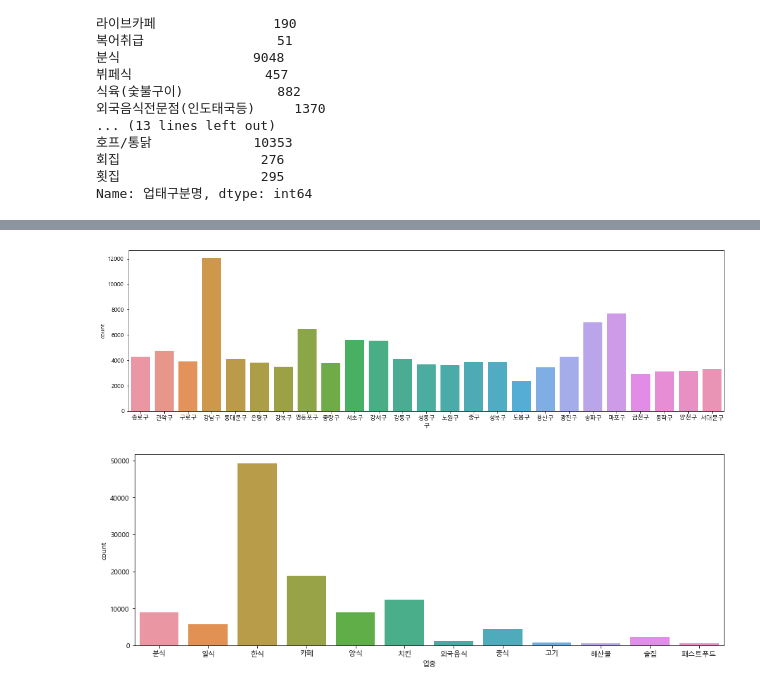
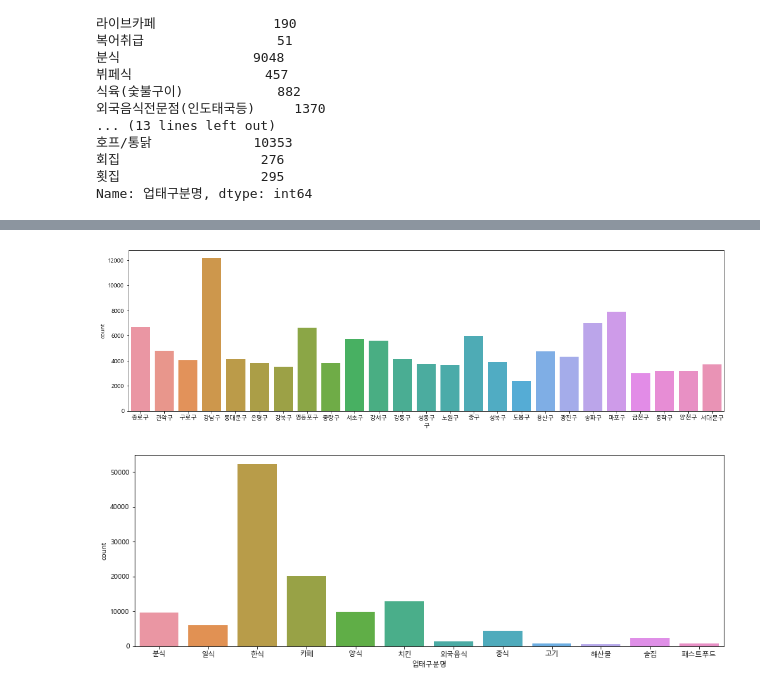
Before and after one commit to ethan528/Unstructured-Data-Analysis, a Jupyter notebook: 비정형 데이터 전처리.ipynb, the cells around one changed output, grey strips where cells are left out. Cells and saved outputs as stored; diff of their text form; code cells hidden in the pictures.

```diff
--- a/비정형 데이터 전처리.ipynb
+++ b/비정형 데이터 전처리.ipynb
@@ -79,19 +75,12 @@ separated_dict = {'경양식':'양식','뷔페식':'양식','패밀리레스트
 '정종/대포집/소주방':'술집','감성주점':'술집',
 '식육(숯불구이)':'고기',
 '중국식':'중식',
-'외국음식전문점(인도태국등)':'외국음식'}
+'외국음식전문점(인도태국등)':'외국음식',
+'출장조리':None, '이동조리':None}
 
 for i, j in separated_dict.items():
-    print(separated_dict[i])
+    df = df.replace(i, j)
 
-# food_list = df["업태구분명"].to_list()
-# for i, j in enumerate(food_list):
-#     for x, y in enumerate(a):
-#         if j in y:
-#             food_list[i] = b[x]
-
-# df.insert(3,'업종',food_list)
-# df = df.drop(columns='업태구분명')
-# df = df[df['업종'] != 'exceoption']
-# df.head()
+df = df.dropna()
+df.head()
 # %% [output]
@@ -120,4 +93,4 @@ address_list
 # %%
-gu_list = [address_list[i].split()[1] for i in range(len(address_list))]
-gu_list
+gu_list = [i.split()[1] for i in df['도로명주소']]
+set(gu_list)
 # %% [output]
@@ -220,5 +114,4 @@ Counter({'관철동': 360,
 # %%
 df.insert(1,'구',gu_list)
-df.insert(2,'동',dong_list)
 df.head()
 # %% [output]
@@ -231,17 +124,14 @@ df.head()
-# %%
-df = df.drop(columns='도로명주소')
-df = df[df['동'] != 'error']
 # %%
 plt.figure(figsize=(18,5))
 plt.rcParams['font.family'] = 'Malgun Gothic'
 sns.countplot(df['구'])
 plt.show()
 # %% [output]
-[figure, old version]
+[figure, new version]
 # %%
 plt.figure(figsize=(15,5))
 plt.rcParams['font.family'] = 'Malgun Gothic'
-sns.countplot(df['업종'])
+sns.countplot(df['업태구분명'])
 plt.show()
 # %% [output]
-[figure, old version]
+[figure, new version]
```
Also changed, not shown: parts of 16 cells of this notebook, 6 other files.
